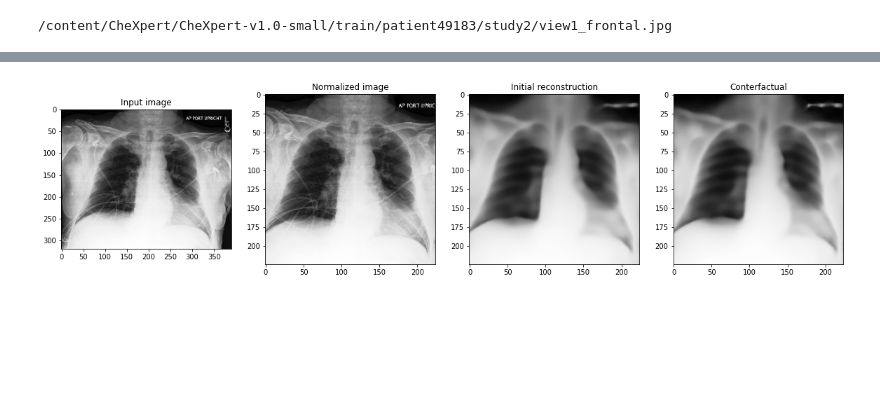
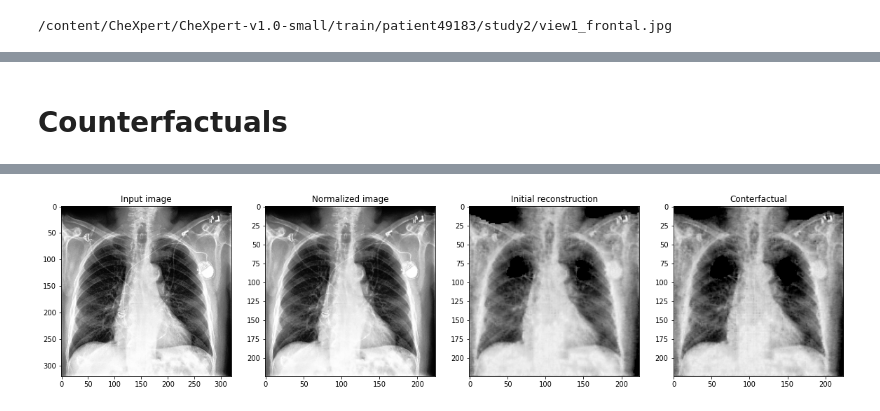
Before and after one commit to florianjuengermann/local-counterfactuals, a Jupyter notebook: XRV_Autoencoder.ipynb, the cells around one changed output, grey strips where cells are left out. Drawn from its saved outputs; the diff is of its cells as text; code cells hidden in the pictures; blank space fills up the shorter version.

```diff
--- a/XRV_Autoencoder.ipynb
+++ b/XRV_Autoencoder.ipynb
@@ -43,3 +49,9 @@ Wall time: 5min 35s
 # !ls /content/CheXpert/CheXpert-v1.0-small/train/patient49183/study2/view1_frontal.jpg
 # %% [output]
 /content/CheXpert/CheXpert-v1.0-small/train/patient49183/study2/view1_frontal.jpg
+# %%
+
+def img_to_rgb(img):
+    # img.shape is (1, 1, 224, 224)
+    # output is (1, 3, 224, 224)
+    return img.repeat(1, 3, 1, 1)
@@ -84,0 +349,7 @@ plt.imshow(decoded[0][0], cmap="Greys_r")
+# %%
+ae = torch.load("./weights/autoencoder_v2.pt",  map_location=device);
+#print(xrv_img)
+z, add = ae.encode(img_to_rgb(xrv_img))
+print(z.shape)
+img_restore = ae.decode(z, add).detach().numpy()
+print(img_restore.shape)
@@ -92,2 +365,0 @@ ax[1].imshow(decoded[0][0], cmap='Greys_r')
-# %%
-classifier = xrv.models.DenseNet(weights="all")
@@ -103,0 +368,8 @@ tensor([[0.7057, 0.5344, 0.5128, 0.5053, 0.5612, 0.5023, 0.5090, 0.5626, 0.5304,
+# %%
+classifier_raw = DenseNet121(pretrained=True, last_activation='sigmoid', activations='relu', num_classes=5) # initialize model
+
+classifier_raw.load_state_dict(torch.load('./weights/trained_auc_model.pt', map_location=device)) # load trained model
+classifier_raw.eval();
+
+def classifier(img):
+    return classifier_raw(xrv_img_to_classifier_batch0(img))
@@ -104,15 +391,18 @@ tensor([[0.7057, 0.5344, 0.5128, 0.5053, 0.5612, 0.5023, 0.5090, 0.5626, 0.5304,
+# %% [markdown]
+# Counterfactuals
 # %%
-def find_counterfactual(input_img, target_labels, target_weight=300):
-    z_init = ae.encode(input_img)
+def find_counterfactual(input_img, target_labels, target_weight=3e4):
+    z_init, add = ae.encode(input_img)
     # optimize z
     z = z_init.clone().detach().requires_grad_(True)
     optimizer = torch.optim.Adam([z], lr=0.03)
-    for i in range(30):
+    for i in range(10):
         optimizer.zero_grad()
-        img_r = ae.decode(z)
+        img_r = ae.decode(z, add)
         loss_reconstruction = F.mse_loss(img_r, input_img)
         classification_label = classifier(img_r)
-        loss_classification = F.cross_entropy(classification_label, target_labels)*target_weight
+        # print(f"Classification label: {classification_label} | Target label: {target_labels}")
+        loss_classification = F.mse_loss(classification_label, target_labels)*target_weight
 
         loss = loss_reconstruction + loss_classification
         print(f"{i:4} Loss: {loss.item():.4f} | Loss reconstruction: {loss_reconstruction.item():.4f} | Loss classification: {loss_classification.item():.4f}")
@@ -120,12 +410,12 @@ def find_counterfactual(input_img, target_labels, target_weight=300):
         optimizer.step()
 
     # output image
-    img_r_init = ae.decode(z_init).detach().numpy()
-    img_r = ae.decode(z).detach().numpy()
+    img_r_init = ae.decode(z_init, add).detach().numpy()
+    img_r = ae.decode(z, add).detach().numpy()
     return img_r_init, img_r
 
 
-img_path = f"{dataset_path}/CheXpert-v1.0-small/valid/patient64541/study1/view1_frontal.jpg"
+img_path = f"{dataset_path}/CheXpert-v1.0-small/valid/patient64606/study1/view1_frontal.jpg"
 input_img_raw = skimage.io.imread(img_path)
 input_img = normalize_img(input_img_raw)
 
@@ -163 +448 @@ Changing label 0 from 0.7056549787521362 to 0.0
-[figure, old version]
+[figure, new version]
```
Also changed, not shown: parts of 16 cells of this notebook, 1 other file.
